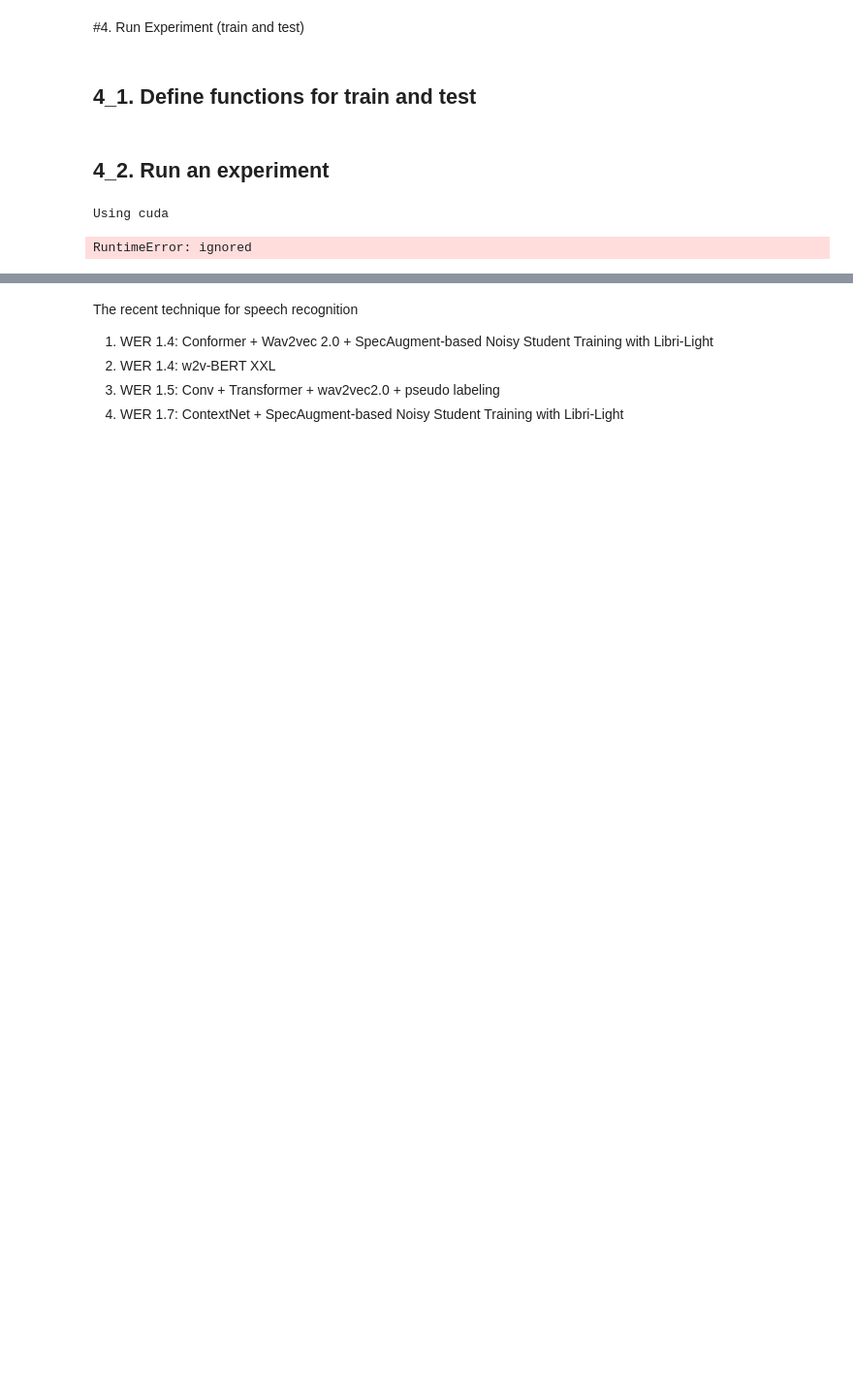
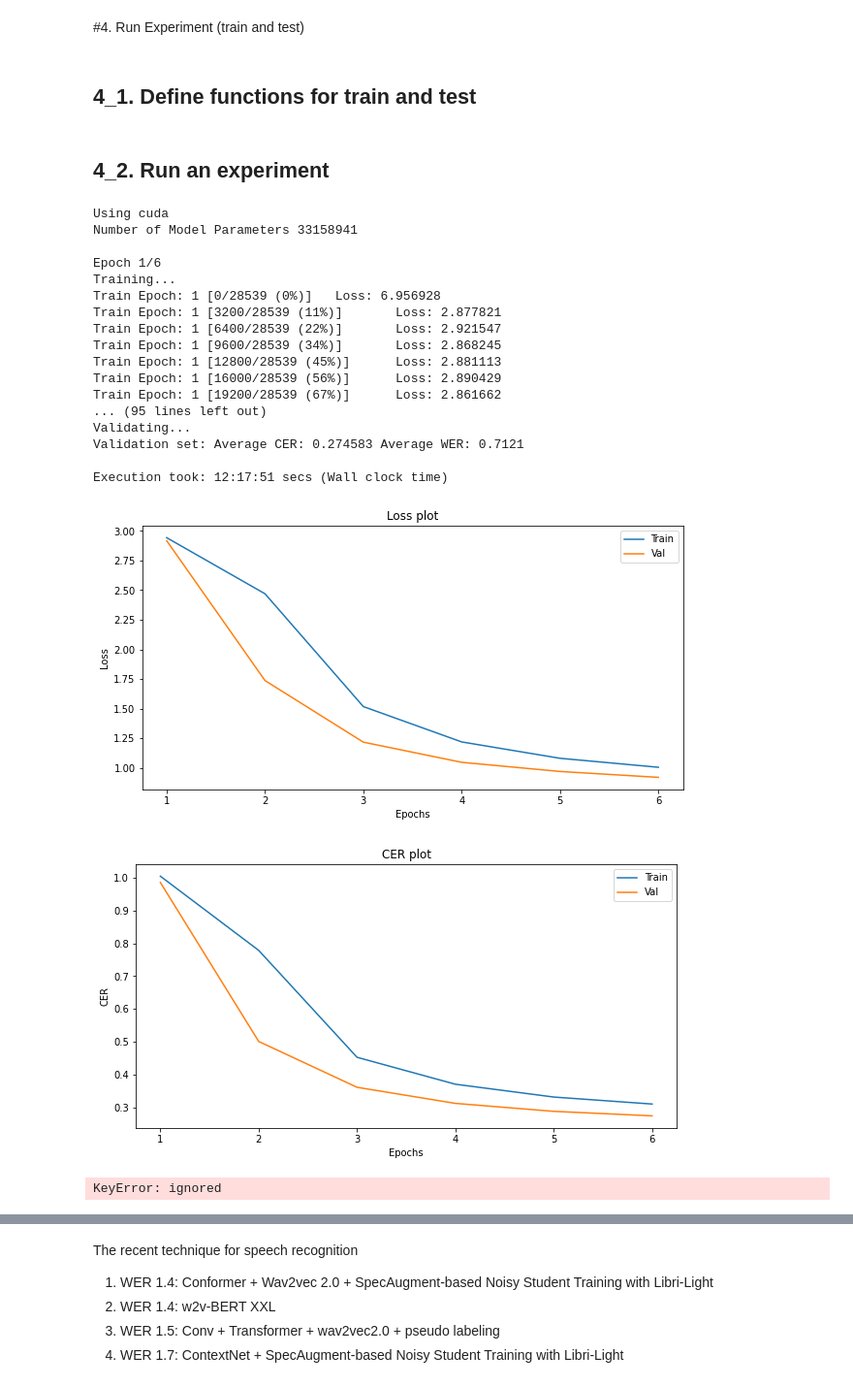
Before and after one commit to jeonghojo00/SpeechRecognition, a Jupyter notebook: LibriSpeech.ipynb, the cells around one changed output, grey strips where cells are left out. Shown at 97% size. Cells and saved outputs as stored; diff of their text form; code cells hidden in the pictures; blank space fills up the shorter version.

```diff
--- a/LibriSpeech.ipynb
+++ b/LibriSpeech.ipynb
@@ -799,0 +822,2 @@ Why AdamW and OneCycleLR?
+# %%
+config = Config()
@@ -800,18 +836,23 @@ Why AdamW and OneCycleLR?
 # %%
 a_train_loader = next(iter(train_loader))
 # %%
-model = SpeechRecognitionModel_dsc(
-    hparams['n_cnn_layers'], hparams['n_rnn_layers'], hparams['rnn_dim'],
-    hparams['n_class'], hparams['n_feats'], hparams['stride'], hparams['dropout']
+model = SpeechRecognitionModel(
+    config.n_cnn_layers,
+    config.n_rnn_layers,
+    config.rnn_dim,
+    config.n_class,
+    config.n_feats,
+    config.stride,
+    config.dropout
     ).to(device)
 
 print('Number of Model Parameters', sum([param.nelement() for param in model.parameters()]))
 
-optimizer = torch.optim.AdamW(model.parameters(), hparams['learning_rate'])
+optimizer = torch.optim.AdamW(model.parameters(), config.learning_rate)
 criterion = nn.CTCLoss(blank=28).to(device)
-scheduler = torch.optim.lr_scheduler.OneCycleLR(optimizer, max_lr=hparams['learning_rate'],
+scheduler = torch.optim.lr_scheduler.OneCycleLR(optimizer, max_lr=config.learning_rate,
                                         steps_per_epoch=int(len(train_loader)),
-                                        epochs=hparams['epochs'],
+                                        epochs=config.epochs,
                                         anneal_strategy='linear')
 
 iter_meter = IterMeter()
@@ -880,16 +921,16 @@ tensor(7.0015, device='cuda:0', grad_fn=<MeanBackward0>)
 # %% [markdown]
 ## 4_1. Define functions for train and test
 # %%
-def train_and_test(model, device, train_loader, test_loader, criterion, optimizer, scheduler, epochs, iter_meter):
+def train_and_validate(model, device, train_loader, val_loader, criterion, optimizer, scheduler, epochs, iter_meter):
     res = {}
     res['train'] = {}
     res['train']['loss'] = []
     res['train']['cer'] = []
     res['train']['wer'] = []
-    res['test'] = {}
-    res['test']['loss'] = []
-    res['test']['cer'] = []
-    res['test']['wer'] = []
+    res['val'] = {}
+    res['val']['loss'] = []
+    res['val']['cer'] = []
+    res['val']['wer'] = []
 
     data_len = len(train_loader.dataset)
 
@@ -941,12 +982,12 @@ def train_and_test(model, device, train_loader, test_loader, criterion, optimize
         res['train']['wer'].append(avg_wer)
         print('Train set: Average loss: {:.4f}, Average CER: {:4f} Average WER: {:.4f}\n'.format(train_loss, avg_cer, avg_wer))
 
-        print("\nEvaluating...")
+        print("\nValidating...")
         model.eval()
         test_loss = 0
         test_cer, test_wer = [], []
         with torch.no_grad():
-            for batch_idx, _data in enumerate(test_loader):
+            for batch_idx, _data in enumerate(val_loader):
                 spectograms, labels, input_lengths, label_lengths = _data
                 spectograms, labels = spectograms.to(device), labels.to(device)
 
@@ -957,7 +998,7 @@ def train_and_test(model, device, train_loader, test_loader, criterion, optimize
 
                 # Evaluate
                 loss = criterion(output, labels, input_lengths, label_lengths)
-                test_loss += loss.item() / len(test_loader)
+                test_loss += loss.item() / len(val_loader)
 
                 decoded_preds, decoded_targets = GreedyDecoder(output.transpose(0, 1), labels, label_lengths)
                 for j in range(len(decoded_preds)):
@@ -967,10 +1008,10 @@ def train_and_test(model, device, train_loader, test_loader, criterion, optimize
         avg_cer = sum(test_cer) / len(test_cer)
         avg_wer = sum(test_wer) / len(test_wer)
         # Record the result
-        res['test']['loss'].append(test_loss)
-        res['test']['cer'].append(avg_cer)
-        res['test']['wer'].append(avg_wer)
-        print('Test set: Average CER: {:4f} Average WER: {:.4f}\n'.format(avg_cer, avg_wer))
+        res['val']['loss'].append(test_loss)
+        res['val']['cer'].append(avg_cer)
+        res['val']['wer'].append(avg_wer)
+        print('Validation set: Average CER: {:4f} Average WER: {:.4f}\n'.format(avg_cer, avg_wer))
 
     return res, model
 # %% [markdown]
@@ -1075,8 +1128,26 @@ def main(learning_rate=5e-4, batch_size=32, epochs=6,
     plt.xlabel('Epochs')
     plt.ylabel('WER')
     plt.show()
-# %%
-main(learning_rate=5e-4, batch_size=32, epochs=6, train_url="train-clean-100", test_url="test-clean")
-# %% [output]
-Using cuda
-RuntimeError: ignored
+# %%
+main(config)
+# %% [output]
+Using cuda
+Number of Model Parameters 33158941
+
+Epoch 1/6
+Training...
+Train Epoch: 1 [0/28539 (0%)]   Loss: 6.956928
+Train Epoch: 1 [3200/28539 (11%)]       Loss: 2.877821
+Train Epoch: 1 [6400/28539 (22%)]       Loss: 2.921547
+Train Epoch: 1 [9600/28539 (34%)]       Loss: 2.868245
+Train Epoch: 1 [12800/28539 (45%)]      Loss: 2.881113
+Train Epoch: 1 [16000/28539 (56%)]      Loss: 2.890429
+Train Epoch: 1 [19200/28539 (67%)]      Loss: 2.861662
+... (95 lines left out)
+Validating...
+Validation set: Average CER: 0.274583 Average WER: 0.7121
+
+Execution took: 12:17:51 secs (Wall clock time)
+[figure, added]
+[figure, added]
+KeyError: ignored
```
Also changed, not shown: parts of 17 cells of this notebook.
